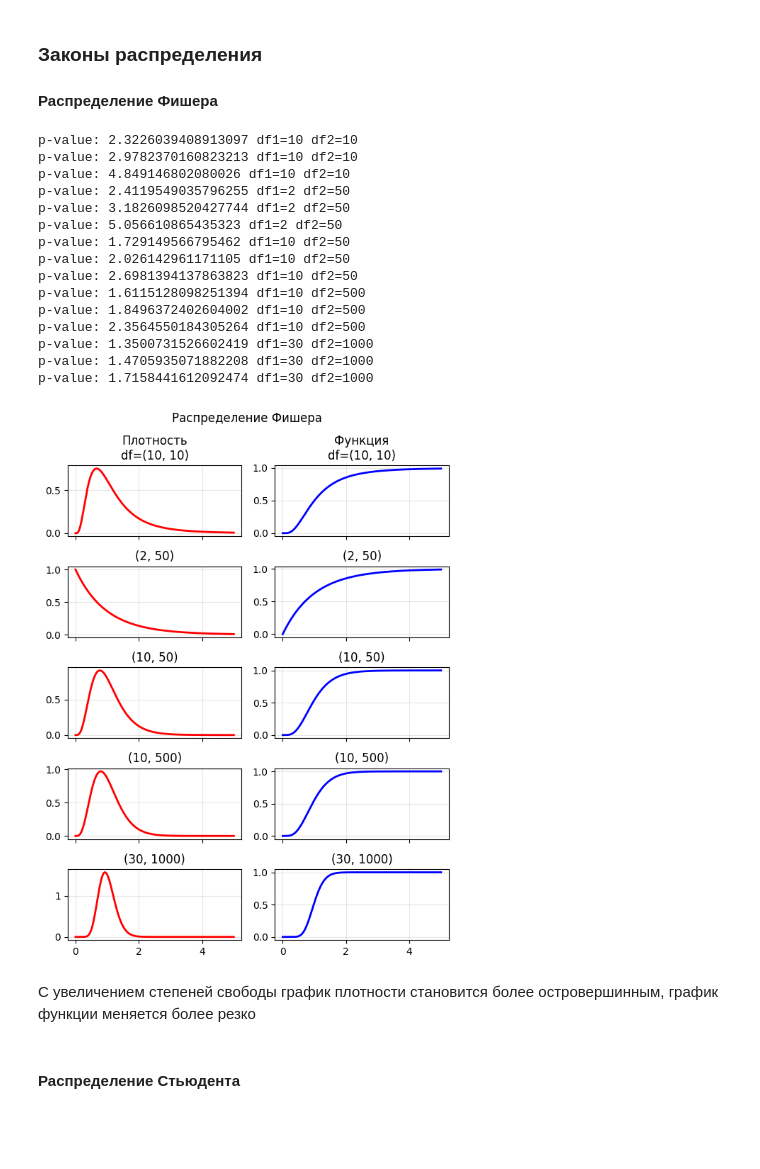
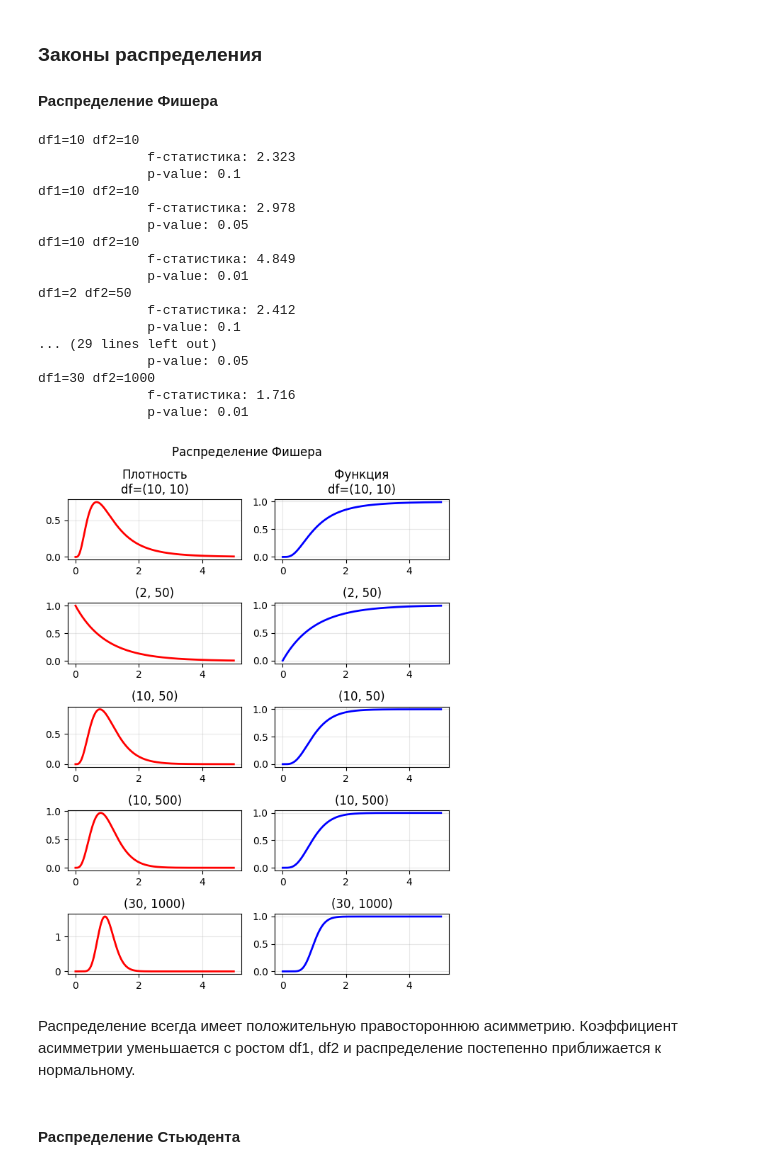
Before and after one commit to temich91/ml-uust, a Jupyter notebook: lab1/part1.ipynb, the cells around one changed output. Drawn from its saved outputs; the diff is of its cells as text; code cells hidden in the pictures; blank space fills up the shorter version.

```diff
--- a/lab1/part1.ipynb
+++ b/lab1/part1.ipynb
@@ -88,44 +91,49 @@ def draw_plot(x, df1, df2, pdf, cdf, axe, row):
 # %%
 from scipy.stats import f
 
 x = np.linspace(0, 5, 500)
 
 dfs = [(10, 10), (2, 50), (10, 50), (10, 500), (30, 1000)]
 
-fig, axes = plt.subplots(len(dfs), 2, figsize=(6, 8), sharex=True)
+fig, axes = plt.subplots(len(dfs), 2, figsize=(6, 8))
 row_num = 0
 for df1, df2 in dfs:
     pdf = f.pdf(x, df1, df2) # Плотность вероятности
     cdf = f.cdf(x, df1, df2) # Функция распределения
     draw_plot(x, df1, df2, pdf, cdf, axes, row_num)
     row_num += 1
 
     for p in ps:
-        print(f"p-value: {f.ppf(p, df1, df2)} при df1={df1} df2={df2}")
+        f_stat = round(f.ppf(p, df1, df2), 3)
+        print(f"""df1={df1} df2={df2}
+              f-статистика: {f_stat}
+              p-value: {round(f.sf(f_stat, df1, df2), 3)}""")
 
 axes[0, 0].set_title(f"Плотность\ndf={dfs[0]}")
 axes[0, 1].set_title(f"Функция\ndf={dfs[0]}")
 fig.suptitle("Распределение Фишера")
 fig.tight_layout()
 # %% [output]
-p-value: 2.3226039408913097 df1=10 df2=10
-p-value: 2.9782370160823213 df1=10 df2=10
-p-value: 4.849146802080026 df1=10 df2=10
-p-value: 2.4119549035796255 df1=2 df2=50
-p-value: 3.1826098520427744 df1=2 df2=50
-p-value: 5.056610865435323 df1=2 df2=50
-p-value: 1.729149566795462 df1=10 df2=50
-p-value: 2.026142961171105 df1=10 df2=50
-p-value: 2.6981394137863823 df1=10 df2=50
-p-value: 1.6115128098251394 df1=10 df2=500
-p-value: 1.8496372402604002 df1=10 df2=500
-p-value: 2.3564550184305264 df1=10 df2=500
-p-value: 1.3500731526602419 df1=30 df2=1000
-p-value: 1.4705935071882208 df1=30 df2=1000
-p-value: 1.7158441612092474 df1=30 df2=1000
+df1=10 df2=10
+              f-статистика: 2.323
+              p-value: 0.1
+df1=10 df2=10
+              f-статистика: 2.978
+              p-value: 0.05
+df1=10 df2=10
+              f-статистика: 4.849
+              p-value: 0.01
+df1=2 df2=50
+              f-статистика: 2.412
+              p-value: 0.1
+... (29 lines left out)
+              p-value: 0.05
+df1=30 df2=1000
+              f-статистика: 1.716
+              p-value: 0.01
-[figure, old version]
+[figure, new version]
 # %% [markdown]
-С увеличением степеней свободы график плотности становится более островершинным, график функции  меняется более резко
+Распределение всегда имеет положительную правостороннюю асимметрию. Коэффициент асимметрии уменьшается с ростом df1, df2 и распределение постепенно приближается к нормальному.
 # %% [markdown]
 #### Распределение Стьюдента
 # %%
```
Also changed, not shown: parts of 10 cells of this notebook, 2 other files.
